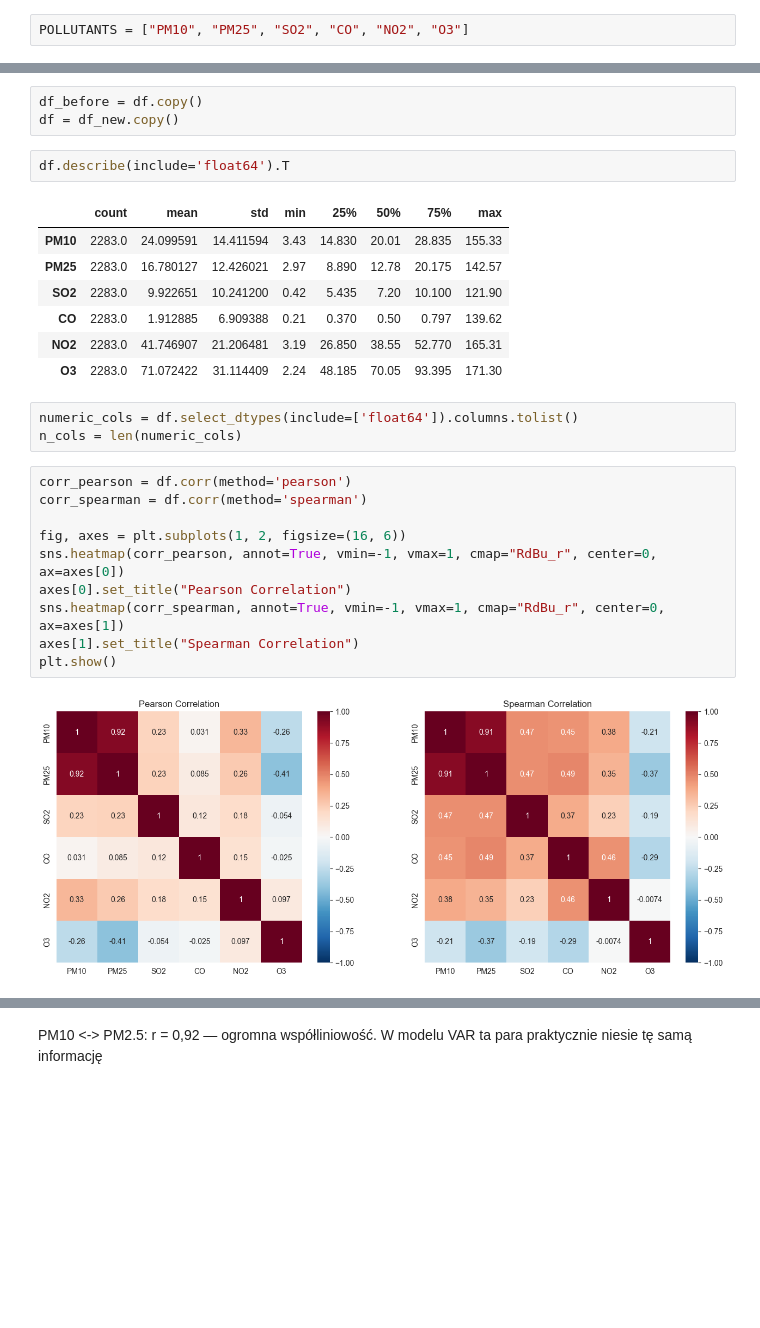
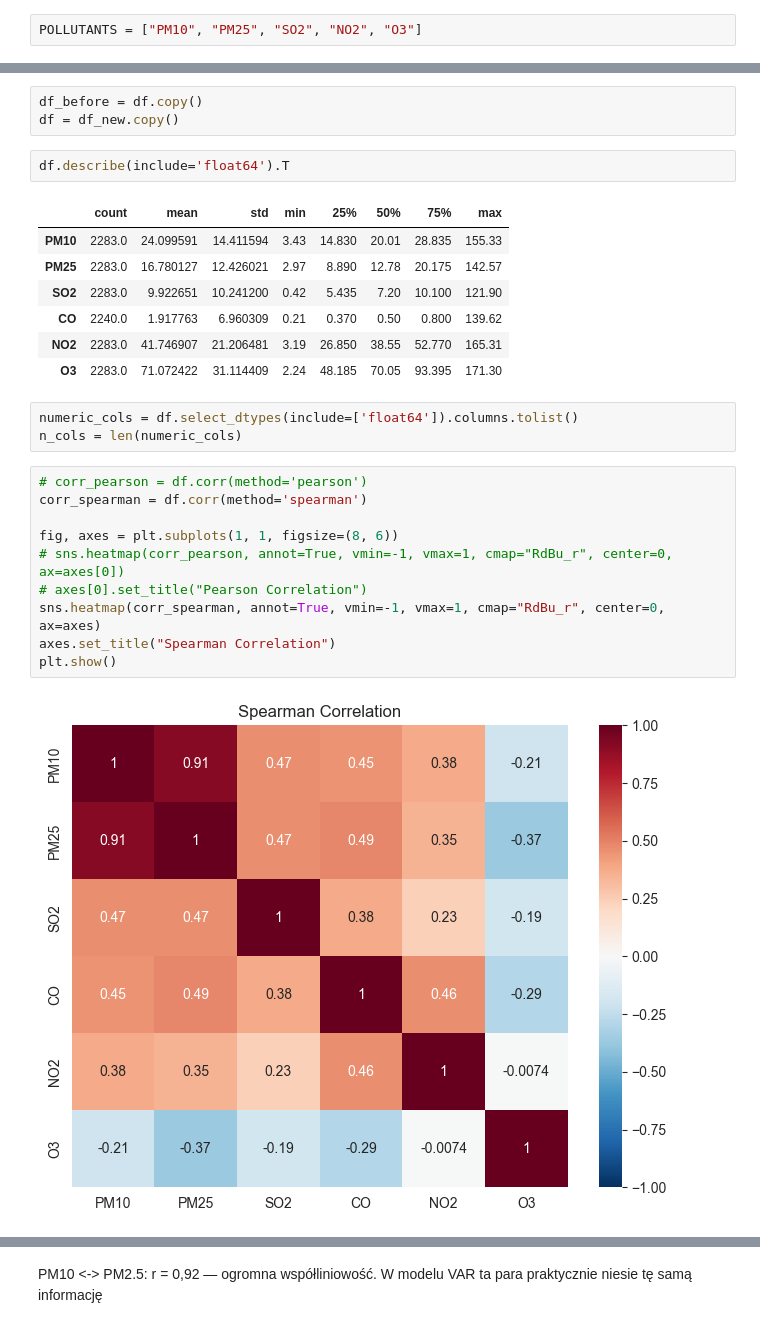
Before and after one commit to OlaHodera/Predictive-modeling-of-air-pollution-indicators-, a Jupyter notebook: EDA_of_gios.ipynb, the cells around one changed output, grey strips where cells are left out. Saved outputs shown, nothing was run; the diff lists cells and outputs as text; blank space fills up the shorter version.

```diff
--- a/EDA_of_gios.ipynb
+++ b/EDA_of_gios.ipynb
@@ -122,5 +80,5 @@ Total: 398
 # %%
-POLLUTANTS = ["PM10", "PM25", "SO2", "CO", "NO2", "O3"]
+POLLUTANTS = ["PM10", "PM25", "SO2", "NO2", "O3"]
 # %%
 missing_corr = df[POLLUTANTS].isnull().corr()
 mask = np.triu(np.ones_like(missing_corr, dtype=bool))
@@ -305,24 +263,24 @@ df.describe(include='float64').T
 | PM10 | 2283.0 | 24.099591 | 14.411594 | 3.43 | 14.830 | 20.01 | 28.835 | 155.33 |
 | PM25 | 2283.0 | 16.780127 | 12.426021 | 2.97 | 8.890 | 12.78 | 20.175 | 142.57 |
 | SO2 | 2283.0 | 9.922651 | 10.241200 | 0.42 | 5.435 | 7.20 | 10.100 | 121.90 |
-| CO | 2283.0 | 1.912885 | 6.909388 | 0.21 | 0.370 | 0.50 | 0.797 | 139.62 |
+| CO | 2240.0 | 1.917763 | 6.960309 | 0.21 | 0.370 | 0.50 | 0.800 | 139.62 |
 | NO2 | 2283.0 | 41.746907 | 21.206481 | 3.19 | 26.850 | 38.55 | 52.770 | 165.31 |
 | O3 | 2283.0 | 71.072422 | 31.114409 | 2.24 | 48.185 | 70.05 | 93.395 | 171.30 |
 # %%
 numeric_cols = df.select_dtypes(include=['float64']).columns.tolist()
 n_cols = len(numeric_cols)
 # %%
-corr_pearson = df.corr(method='pearson')
+# corr_pearson = df.corr(method='pearson')
 corr_spearman = df.corr(method='spearman')
 
-fig, axes = plt.subplots(1, 2, figsize=(16, 6))
-sns.heatmap(corr_pearson, annot=True, vmin=-1, vmax=1, cmap="RdBu_r", center=0, ax=axes[0])
-axes[0].set_title("Pearson Correlation")
-sns.heatmap(corr_spearman, annot=True, vmin=-1, vmax=1, cmap="RdBu_r", center=0, ax=axes[1])
-axes[1].set_title("Spearman Correlation")
+fig, axes = plt.subplots(1, 1, figsize=(8, 6))
+# sns.heatmap(corr_pearson, annot=True, vmin=-1, vmax=1, cmap="RdBu_r", center=0, ax=axes[0])
+# axes[0].set_title("Pearson Correlation")
+sns.heatmap(corr_spearman, annot=True, vmin=-1, vmax=1, cmap="RdBu_r", center=0, ax=axes)
+axes.set_title("Spearman Correlation")
 plt.show()
 # %% [output]
-[figure, old version]
+[figure, new version]
 # %%
 r_df_p = df.corr(method='pearson')
 r_df_s = df.corr(method='spearman')
```
Also changed, not shown: parts of 19 cells of this notebook, 5 other files.
